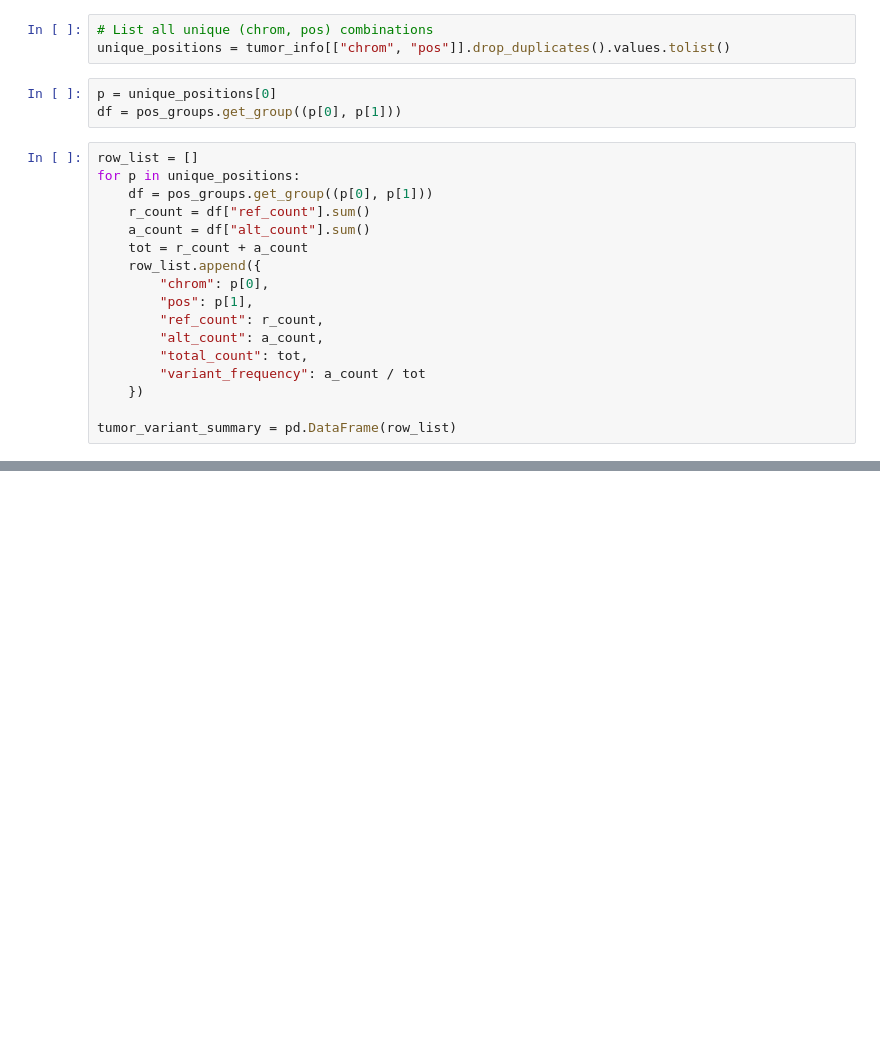
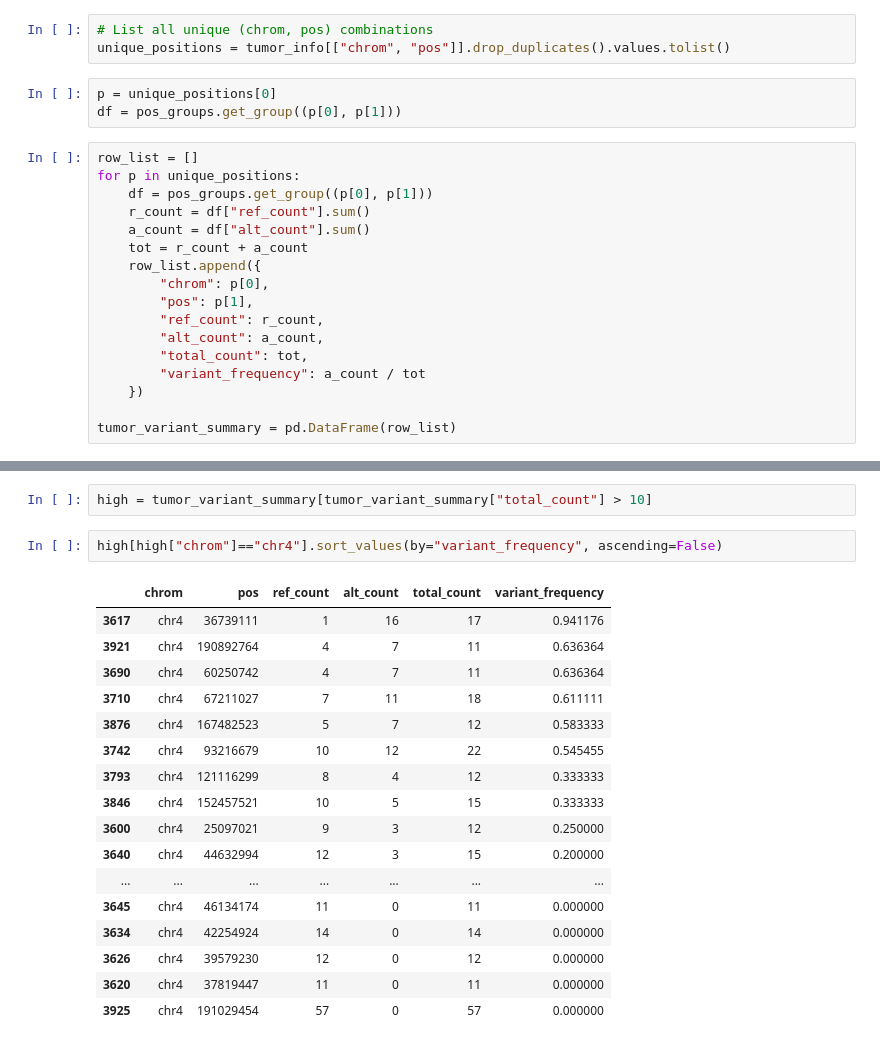
Before and after one commit to nissimranade/Multinomial_EM, a Jupyter notebook: notebooks/tumor_specific_variant_analysis.ipynb, the cells around one changed output, grey strips where cells are left out. Cells and saved outputs as stored; diff of their text form; blank space fills up the shorter version.

```diff
--- a/notebooks/tumor_specific_variant_analysis.ipynb
+++ b/notebooks/tumor_specific_variant_analysis.ipynb
@@ -260,3 +298,25 @@ tumor_variant_summary = pd.DataFrame(row_list)
+# %%
+high = tumor_variant_summary[tumor_variant_summary["total_count"] > 10]
+# %%
+high[high["chrom"]=="chr4"].sort_values(by="variant_frequency", ascending=False)
+# %% [output]
+|  | chrom | pos | ref_count | alt_count | total_count | variant_frequency |
+| 3617 | chr4 | 36739111 | 1 | 16 | 17 | 0.941176 |
+| 3921 | chr4 | 190892764 | 4 | 7 | 11 | 0.636364 |
+| 3690 | chr4 | 60250742 | 4 | 7 | 11 | 0.636364 |
+| 3710 | chr4 | 67211027 | 7 | 11 | 18 | 0.611111 |
+| 3876 | chr4 | 167482523 | 5 | 7 | 12 | 0.583333 |
+| 3742 | chr4 | 93216679 | 10 | 12 | 22 | 0.545455 |
+| 3793 | chr4 | 121116299 | 8 | 4 | 12 | 0.333333 |
+| 3846 | chr4 | 152457521 | 10 | 5 | 15 | 0.333333 |
+| 3600 | chr4 | 25097021 | 9 | 3 | 12 | 0.250000 |
+| 3640 | chr4 | 44632994 | 12 | 3 | 15 | 0.200000 |
+| ... | ... | ... | ... | ... | ... | ... |
+| 3645 | chr4 | 46134174 | 11 | 0 | 11 | 0.000000 |
+| 3634 | chr4 | 42254924 | 14 | 0 | 14 | 0.000000 |
+| 3626 | chr4 | 39579230 | 12 | 0 | 12 | 0.000000 |
+| 3620 | chr4 | 37819447 | 11 | 0 | 11 | 0.000000 |
+| 3925 | chr4 | 191029454 | 57 | 0 | 57 | 0.000000 |
 # %%
 tumor_variant_summary[tumor_variant_summary["total_count"] > 20]["variant_frequency"].hist(bins=50)
 # %% [output]
```
Also changed, not shown: parts of 19 cells of this notebook, 8 other files.
